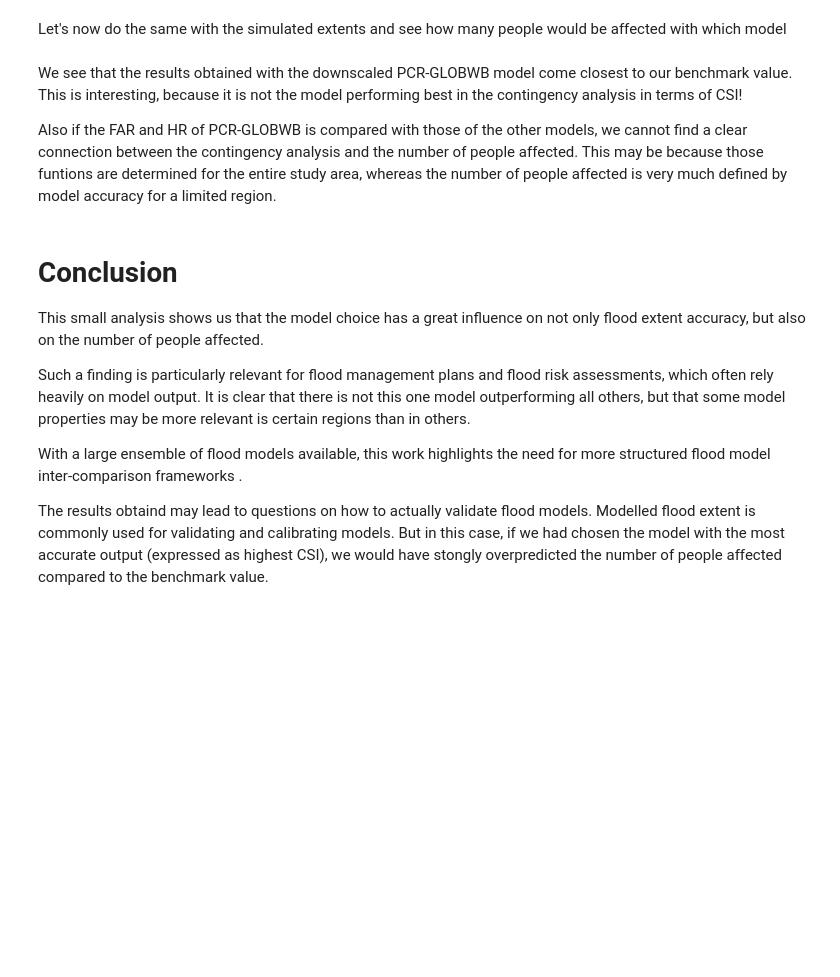
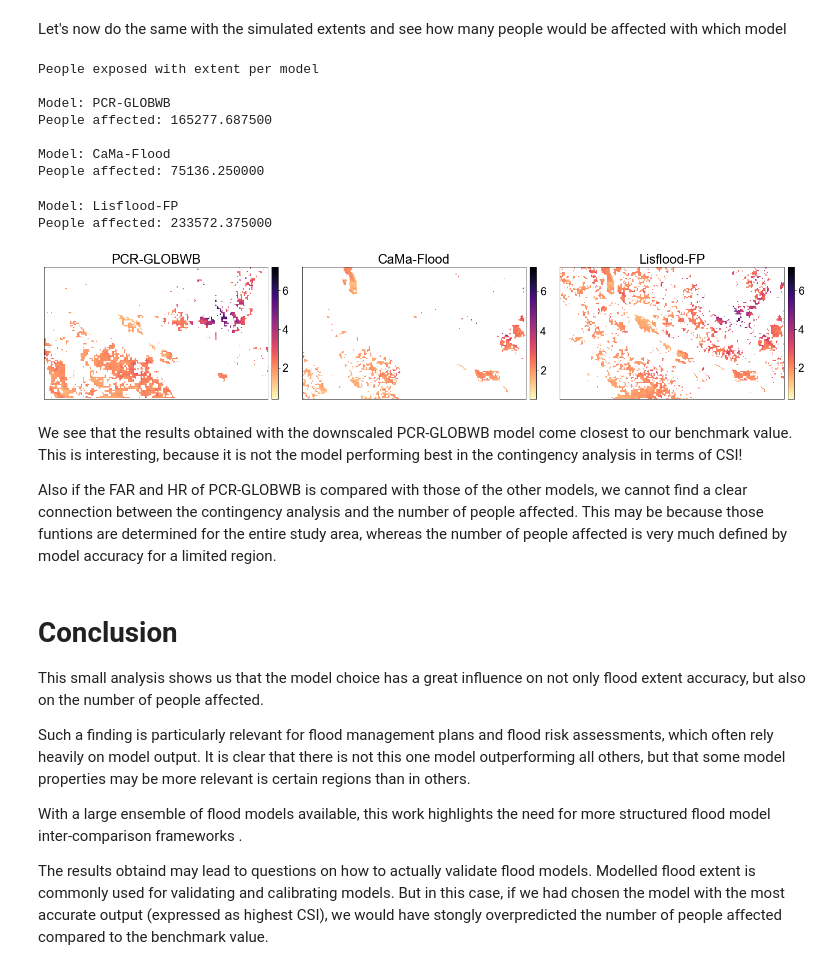
Before and after one commit to JannisHoch/floodImpact, a Jupyter notebook: analysis.ipynb, the cells around one changed output. Saved outputs shown, nothing was run; the diff lists cells and outputs as text; code cells hidden in the pictures; blank space fills up the shorter version.

```diff
--- a/analysis.ipynb
+++ b/analysis.ipynb
@@ -235,31 +223,36 @@ Let's now do the same with the simulated extents and see how many people would b
 # %%
 print('People exposed with extent per model')
 print('')
 
 fig, axes = plt.subplots(1, 3, figsize=(20,10), sharey=True)
 
-i=0
-
-for key in flood_maps.keys():
+for key, ax in zip(flood_maps.keys(), axes):
 
     exposure_arr = flood_maps[key].read(1) * np.greater(flood_maps[key].read(1), 0.0) * POP_mask
     exposure_sum = np.sum(exposure_arr)
 
-    plot_image = np.ma.masked_where(exposure_arr<=0, exposure_arr)
+    plot_image = np.log(np.ma.masked_where(exposure_arr<=0, exposure_arr))
 
-    img = axes[i].imshow(plot_image, cmap='Paired', vmin=1., extent=(OBS_d.bounds[0], OBS_d.bounds[2], OBS_d.bounds[1], OBS_d.bounds[3]))
-
-    axes[i].set_title(format(key))
+    ep.plot_bands(plot_image, ax=ax, cmap='magma_r', title=key)
 
     print('Model: {:s}'.format(key))
     print('People affected: {:f}'.format(exposure_sum))
     print('')
 
-    i += 1
-
 plt.savefig('out/people_affected.png', dpi=300)
 
 plt.tight_layout()
+# %% [output]
+People exposed with extent per model
+
+Model: PCR-GLOBWB
+People affected: 165277.687500
+
+Model: CaMa-Flood
+People affected: 75136.250000
+Model: Lisflood-FP
+People affected: 233572.375000
+[figure, added]
 # %% [markdown]
 We see that the results obtained with the downscaled PCR-GLOBWB model come closest to our benchmark value. This is interesting, because it is not the model performing best in the contingency analysis in terms of CSI!
 
```
Also changed, not shown: parts of 28 cells of this notebook.
